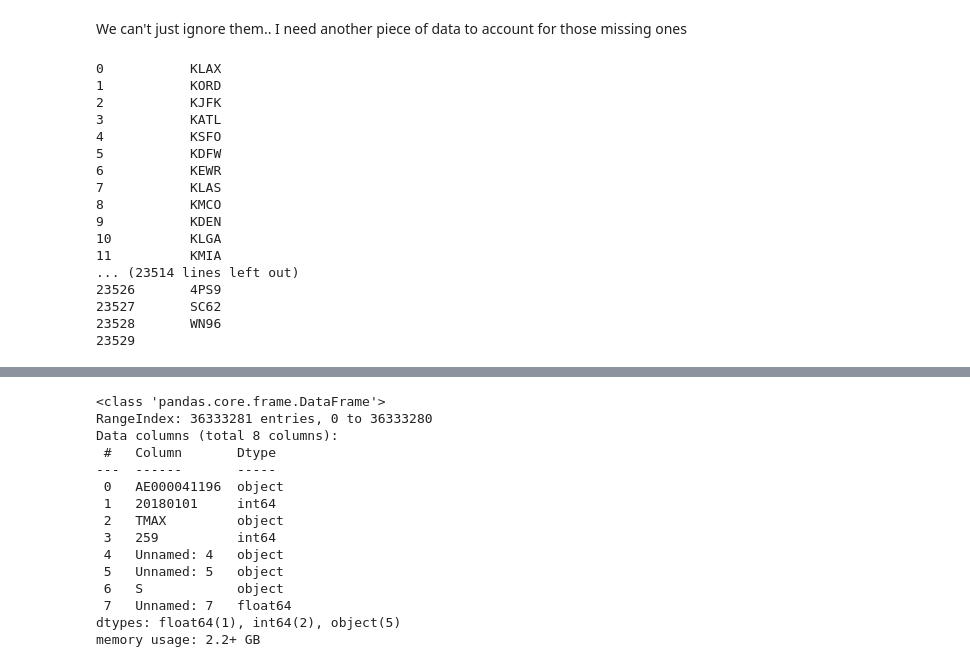
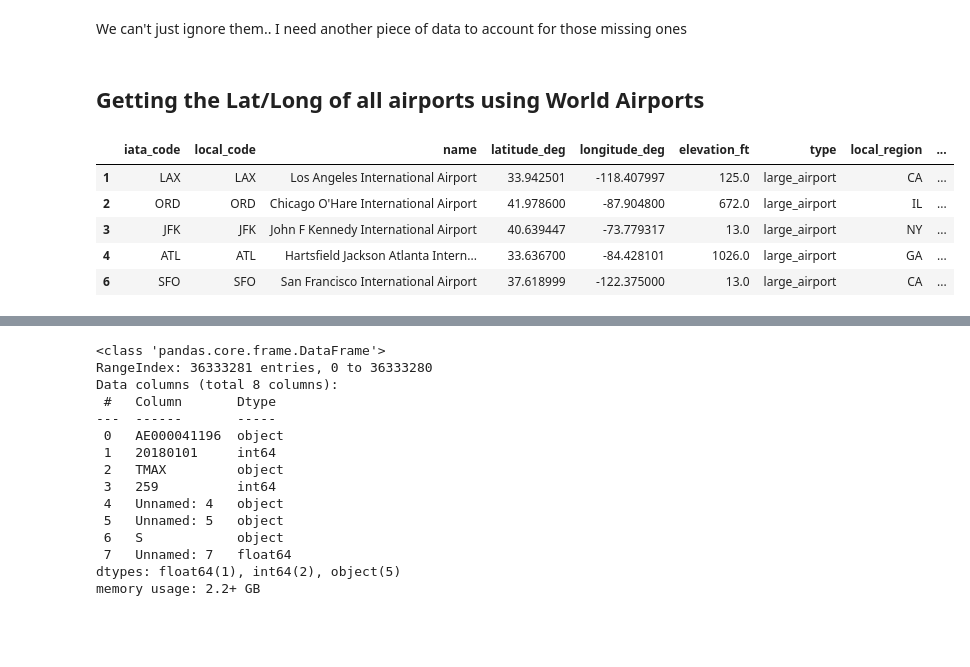
Before and after one commit to 538455/LHL_MidTermProject-Flight-Delay-Predictions, a Jupyter notebook: src/ipynb/Weather_API.ipynb, the cells around one changed output, grey strips where cells are left out. Cells and saved outputs as stored; diff of their text form; code cells hidden in the pictures; blank space fills up the shorter version.

```diff
--- a/src/ipynb/Weather_API.ipynb
+++ b/src/ipynb/Weather_API.ipynb
@@ -105,28 +145,24 @@ print(flights_sample[flights_sample['Destination Airport (IATA Code)'].isin(miss
 13079
 # %% [markdown]
 We can't just ignore them.. I need another piece of data to account for those missing ones
+# %% [markdown]
+## Getting the Lat/Long of all airports using World Airports
 # %%
 #let's try this dataset
-airport_location = pd.read_csv("us-airports.csv", sep=",")
+airport_location = pd.read_csv("world-airports.csv", usecols=['country_name', 'local_region', 'iata_code', 'local_code', 'name', 'type', 'latitude_deg', 'longitude_deg', 'elevation_ft'])
+## Credits to: https://ourairports.com/world.html
+
+#Reorder columns
+airport_location = airport_location[['iata_code', 'local_code', 'name', 'latitude_deg', 'longitude_deg', 'elevation_ft', 'type', 'local_region', 'country_name']]
+
+#Keeping only United States Airport
+airport_location = airport_location[airport_location['country_name'] == 'United States']
+
+airport_location.head()
+# %% [output]
+|  | iata_code | local_code | name | latitude_deg | longitude_deg | elevation_ft | type | local_region | ... |
+| 1 | LAX | LAX | Los Angeles International Airport | 33.942501 | -118.407997 | 125.0 | large_airport | CA | ... |
+| 2 | ORD | ORD | Chicago O'Hare International Airport | 41.978600 | -87.904800 | 672.0 | large_airport | IL | ... |
+| 3 | JFK | JFK | John F Kennedy International Airport | 40.639447 | -73.779317 | 13.0 | large_airport | NY | ... |
+| 4 | ATL | ATL | Hartsfield Jackson Atlanta Intern... | 33.636700 | -84.428101 | 1026.0 | large_airport | GA | ... |
+| 6 | SFO | SFO | San Francisco International Airport | 37.618999 | -122.375000 | 13.0 | large_airport | CA | ... |
-# %%
-pd.set_option('display.max_rows', None)
-print(airport_location['ident'])
-pd.reset_option('display.max_rows')
-# %% [output]
-0           KLAX
-1           KORD
-2           KJFK
-3           KATL
-4           KSFO
-5           KDFW
-6           KEWR
-7           KLAS
-8           KMCO
-9           KDEN
-10          KLGA
-11          KMIA
-... (23514 lines left out)
-23526       4PS9
-23527       SC62
-23528       WN96
-23529
```
Also changed, not shown: parts of 59 cells of this notebook, 3 other files.
